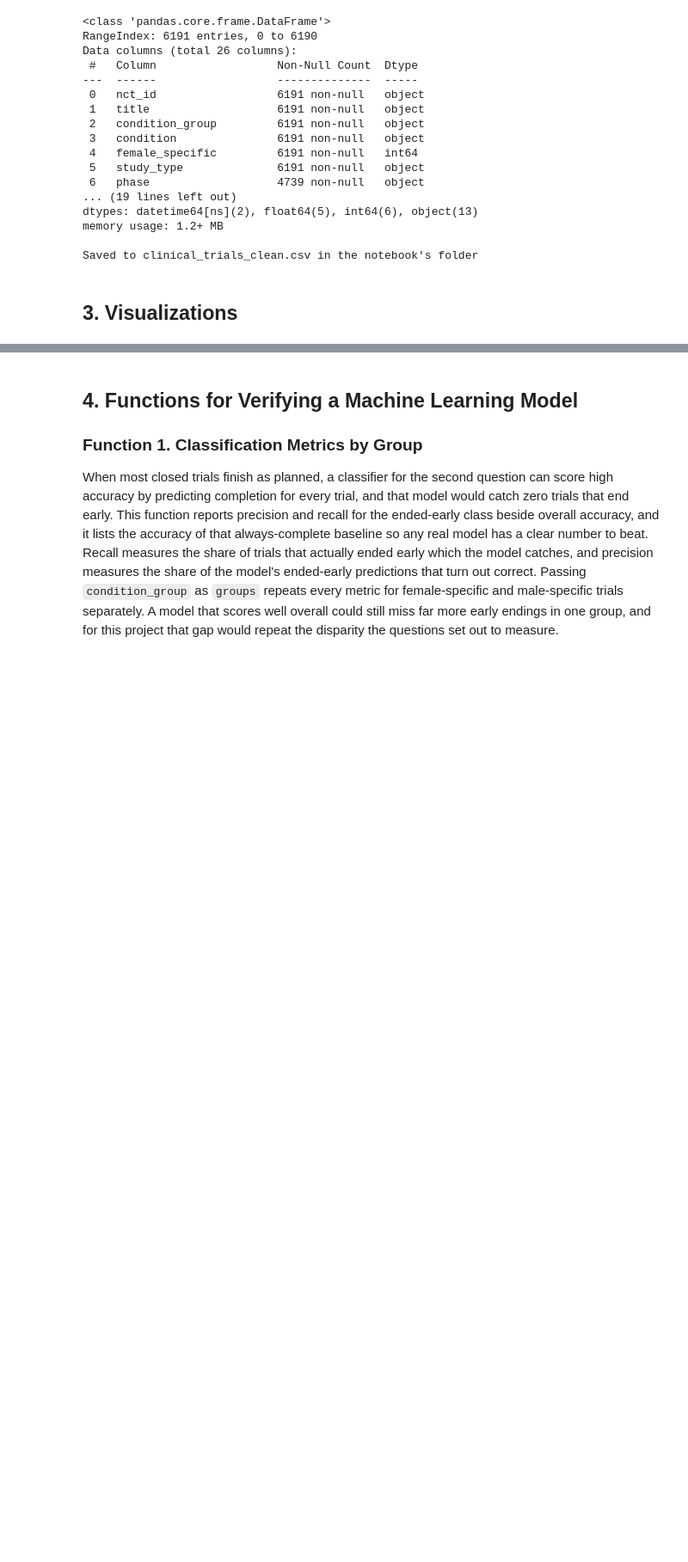
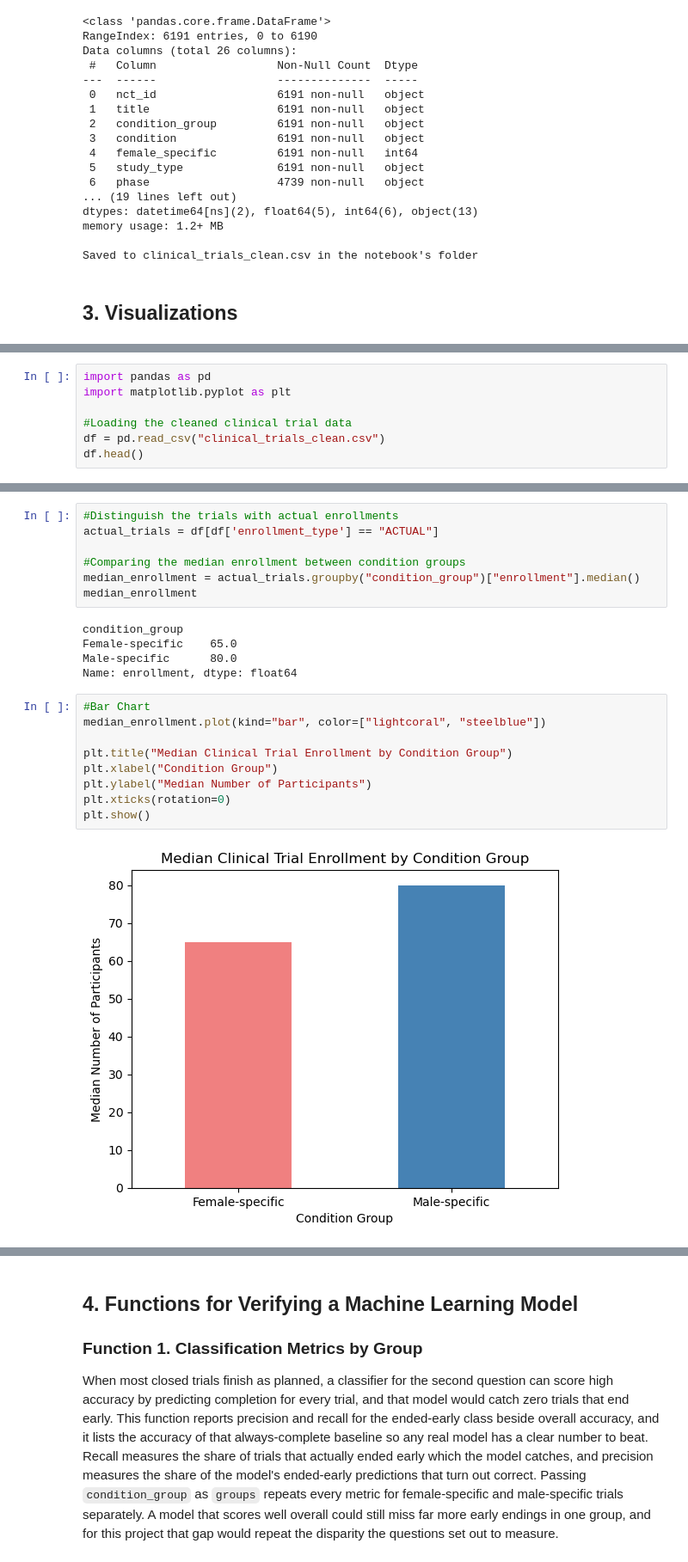
Before and after one commit to jklee5207/DS3000Project-, a Jupyter notebook: FiorellaLee_DS3000_ProjectPhaseII.ipynb, the cells around one changed output, grey strips where cells are left out. Shown at 86% size. Saved outputs shown, nothing was run; the diff lists cells and outputs as text; blank space fills up the shorter version.

```diff
--- a/FiorellaLee_DS3000_ProjectPhaseII.ipynb
+++ b/FiorellaLee_DS3000_ProjectPhaseII.ipynb
@@ -496,0 +501,7 @@ Saved to clinical_trials_clean.csv in the notebook's folder
+# %%
+import pandas as pd
+import matplotlib.pyplot as plt
+
+#Loading the cleaned clinical trial data
+df = pd.read_csv("clinical_trials_clean.csv")
+df.head()
@@ -496,0 +546,23 @@ Saved to clinical_trials_clean.csv in the notebook's folder
+# %%
+#Distinguish the trials with actual enrollments
+actual_trials = df[df['enrollment_type'] == "ACTUAL"]
+
+#Comparing the median enrollment between condition groups
+median_enrollment = actual_trials.groupby("condition_group")["enrollment"].median()
+median_enrollment
+# %% [output]
+condition_group
+Female-specific    65.0
+Male-specific      80.0
+Name: enrollment, dtype: float64
+# %%
+#Bar Chart
+median_enrollment.plot(kind="bar", color=["lightcoral", "steelblue"])
+
+plt.title("Median Clinical Trial Enrollment by Condition Group")
+plt.xlabel("Condition Group")
+plt.ylabel("Median Number of Participants")
+plt.xticks(rotation=0)
+plt.show()
+# %% [output]
+[figure, added]
```
Also changed, not shown: parts of 17 cells of this notebook.
